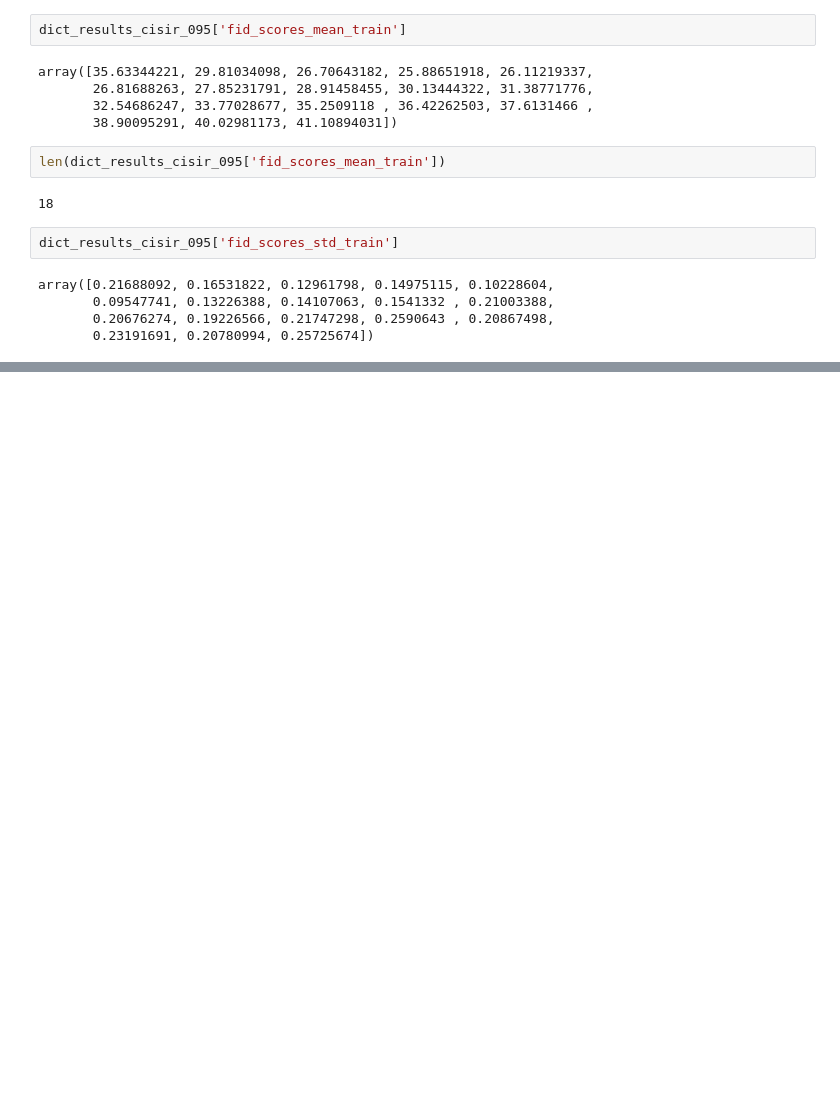
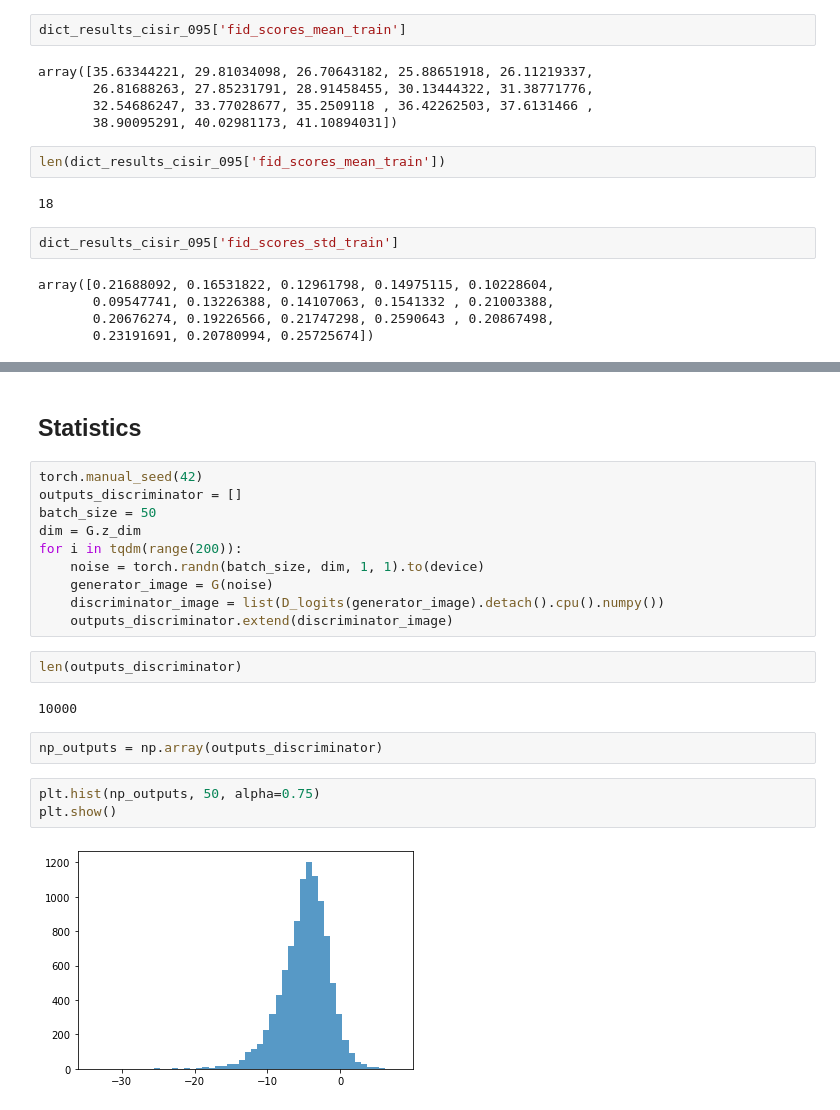
Before and after one commit to premolab/gans_sampling, a Jupyter notebook: notebooks/Cifar10_reimplement.ipynb, the cells around one changed output, grey strips where cells are left out. Saved outputs shown, nothing was run; the diff lists cells and outputs as text; blank space fills up the shorter version.

Commit message:
add discriminator distribution

```diff
--- a/notebooks/Cifar10_reimplement.ipynb
+++ b/notebooks/Cifar10_reimplement.ipynb
@@ -894,0 +925,23 @@ array([0.21688092, 0.16531822, 0.12961798, 0.14975115, 0.10228604,
+# %% [markdown]
+## Statistics
+# %%
+torch.manual_seed(42)
+outputs_discriminator = []
+batch_size = 50
+dim = G.z_dim
+for i in tqdm(range(200)):
+    noise = torch.randn(batch_size, dim, 1, 1).to(device)
+    generator_image = G(noise)
+    discriminator_image = list(D_logits(generator_image).detach().cpu().numpy())
+    outputs_discriminator.extend(discriminator_image)
+# %%
+len(outputs_discriminator)
+# %% [output]
+10000
+# %%
+np_outputs = np.array(outputs_discriminator)
+# %%
+plt.hist(np_outputs, 50, alpha=0.75)
+plt.show()
+# %% [output]
+[figure, added]
```
Also changed, not shown: parts of 4 cells of this notebook.
